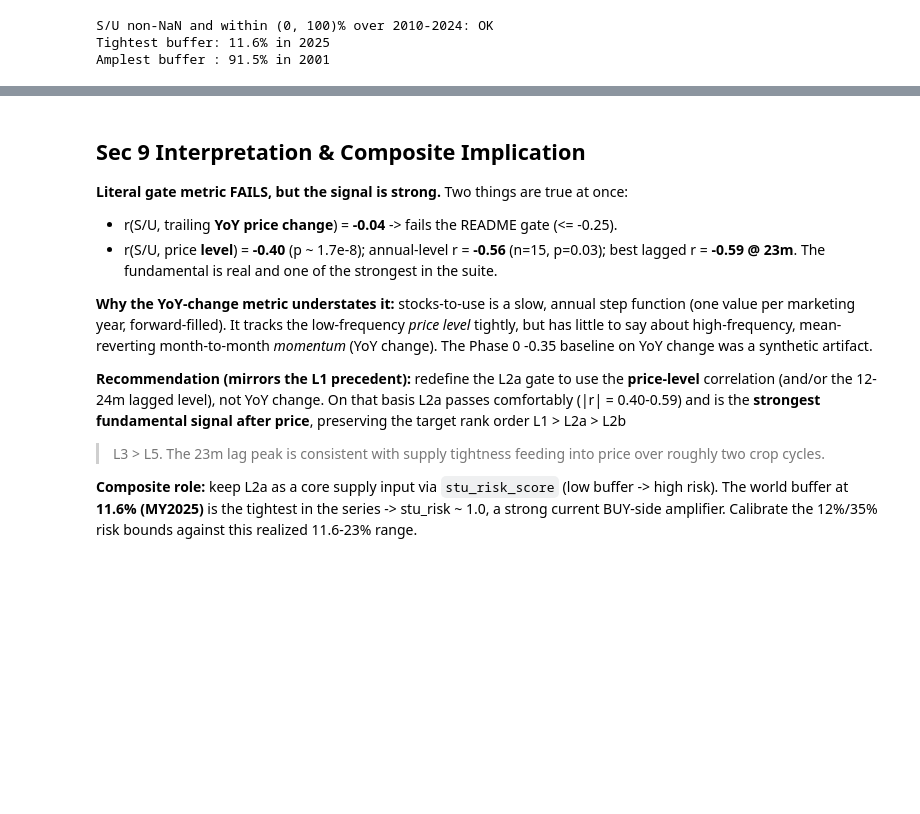
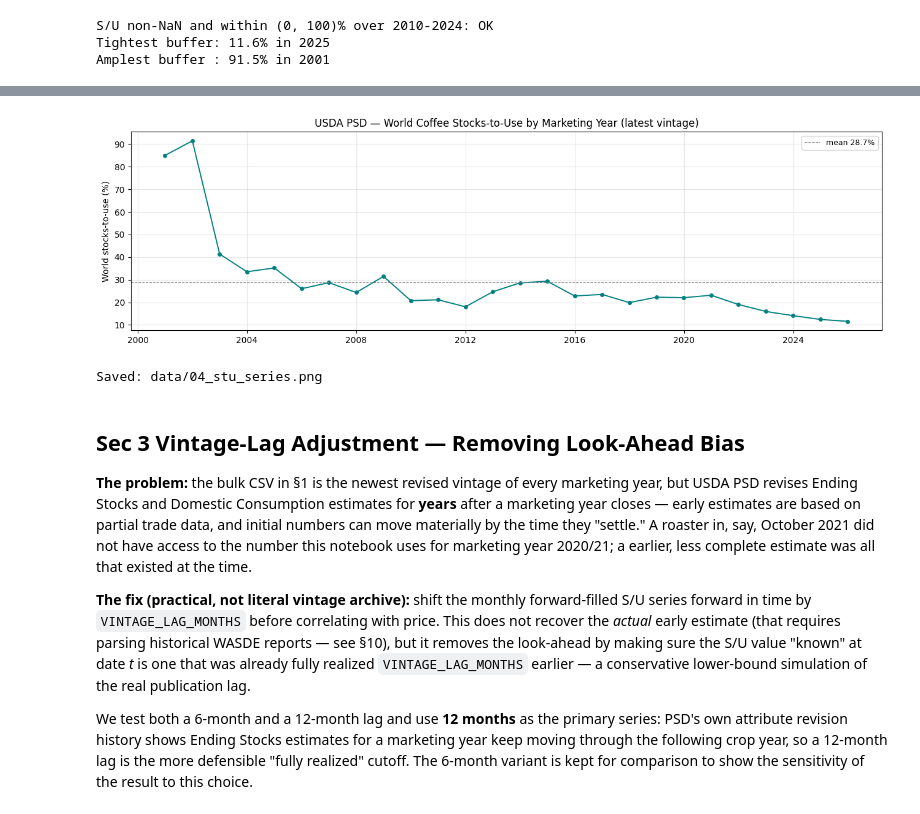
Before and after one commit to abhirajp97/greensignal, a Jupyter notebook: notebooks/coffee_backtests/04_usda_supply_signal.ipynb, the cells around one changed output, grey strips where cells are left out. Cells and saved outputs as stored; diff of their text form; code cells hidden in the pictures; blank space fills up the shorter version.

```diff
--- a/notebooks/coffee_backtests/04_usda_supply_signal.ipynb
+++ b/notebooks/coffee_backtests/04_usda_supply_signal.ipynb
@@ -338,27 +120,41 @@ strongest fundamental signal after price (L1).
-# %% [markdown]
-## Sec 9  Interpretation & Composite Implication
-
-**Literal gate metric FAILS, but the signal is strong.** Two things are true at once:
-
-- r(S/U, trailing **YoY price change**) = **-0.04** -> fails the README gate (<= -0.25).
-- r(S/U, price **level**) = **-0.40** (p ~ 1.7e-8); annual-level r = **-0.56** (n=15,
-  p=0.03); best lagged r = **-0.59 @ 23m**. The fundamental is real and one of the
-  strongest in the suite.
-
-**Why the YoY-change metric understates it:** stocks-to-use is a slow, annual
-step function (one value per marketing year, forward-filled). It tracks the
-low-frequency *price level* tightly, but has little to say about high-frequency,
-mean-reverting month-to-month *momentum* (YoY change). The Phase 0 -0.35 baseline
-on YoY change was a synthetic artifact.
-
-**Recommendation (mirrors the L1 precedent):** redefine the L2a gate to use the
-**price-level** correlation (and/or the 12-24m lagged level), not YoY change. On
-that basis L2a passes comfortably (|r| = 0.40-0.59) and is the **strongest
-fundamental signal after price**, preserving the target rank order L1 > L2a > L2b
-> L3 > L5. The 23m lag peak is consistent with supply tightness feeding into price
-over roughly two crop cycles.
-
-**Composite role:** keep L2a as a core supply input via `stu_risk_score` (low
-buffer -> high risk). The world buffer at **11.6% (MY2025)** is the tightest in the
-series -> stu_risk ~ 1.0, a strong current BUY-side amplifier. Calibrate the
-12%/35% risk bounds against this realized 11.6-23% range.
+# %%
+fig, ax = plt.subplots(figsize=(13, 4))
+ax.plot(stu_df.index, stu_df['stu'], marker='o', ms=4, color='teal', lw=1.4)
+ax.axhline(stu_df['stu'].mean(), color='gray', linestyle='--', lw=0.8,
+           label=f'mean {stu_df["stu"].mean():.1f}%')
+ax.set_ylabel('World stocks-to-use (%)')
+ax.set_title('USDA PSD — World Coffee Stocks-to-Use by Marketing Year (latest vintage)')
+ax.legend(fontsize=9)
+ax.grid(True, alpha=0.3)
+plt.tight_layout()
+os.makedirs('data', exist_ok=True)
+plt.savefig('data/04_stu_series.png', dpi=150, bbox_inches='tight')
+plt.show()
+print('Saved: data/04_stu_series.png')
+# %% [output]
+[figure, added]
+Saved: data/04_stu_series.png
+# %% [markdown]
+## Sec 3  Vintage-Lag Adjustment — Removing Look-Ahead Bias
+
+**The problem:** the bulk CSV in §1 is the newest revised vintage of every
+marketing year, but USDA PSD revises Ending Stocks and Domestic Consumption
+estimates for **years** after a marketing year closes — early estimates are
+based on partial trade data, and initial numbers can move materially by the
+time they "settle." A roaster in, say, October 2021 did not have access to the
+number this notebook uses for marketing year 2020/21; a earlier, less complete
+estimate was all that existed at the time.
+
+**The fix (practical, not literal vintage archive):** shift the monthly
+forward-filled S/U series forward in time by `VINTAGE_LAG_MONTHS` before
+correlating with price. This does not recover the *actual* early estimate
+(that requires parsing historical WASDE reports — see §10), but it removes the
+look-ahead by making sure the S/U value "known" at date *t* is one that was
+already fully realized `VINTAGE_LAG_MONTHS` earlier — a conservative
+lower-bound simulation of the real publication lag.
+
+We test both a 6-month and a 12-month lag and use **12 months** as the primary
+series: PSD's own attribute revision history shows Ending Stocks estimates for
+a marketing year keep moving through the following crop year, so a 12-month
+lag is the more defensible "fully realized" cutoff. The 6-month variant is
+kept for comparison to show the sensitivity of the result to this choice.
```
Also changed, not shown: parts of 50 cells of this notebook, 12 other files.
